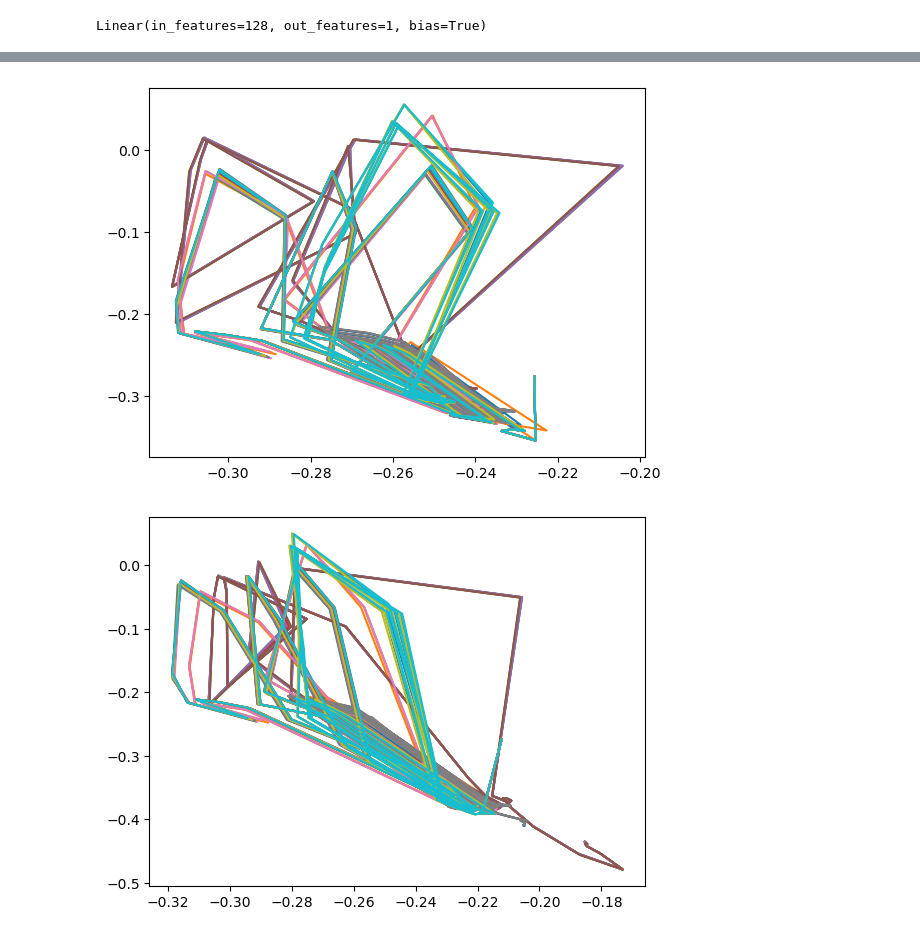
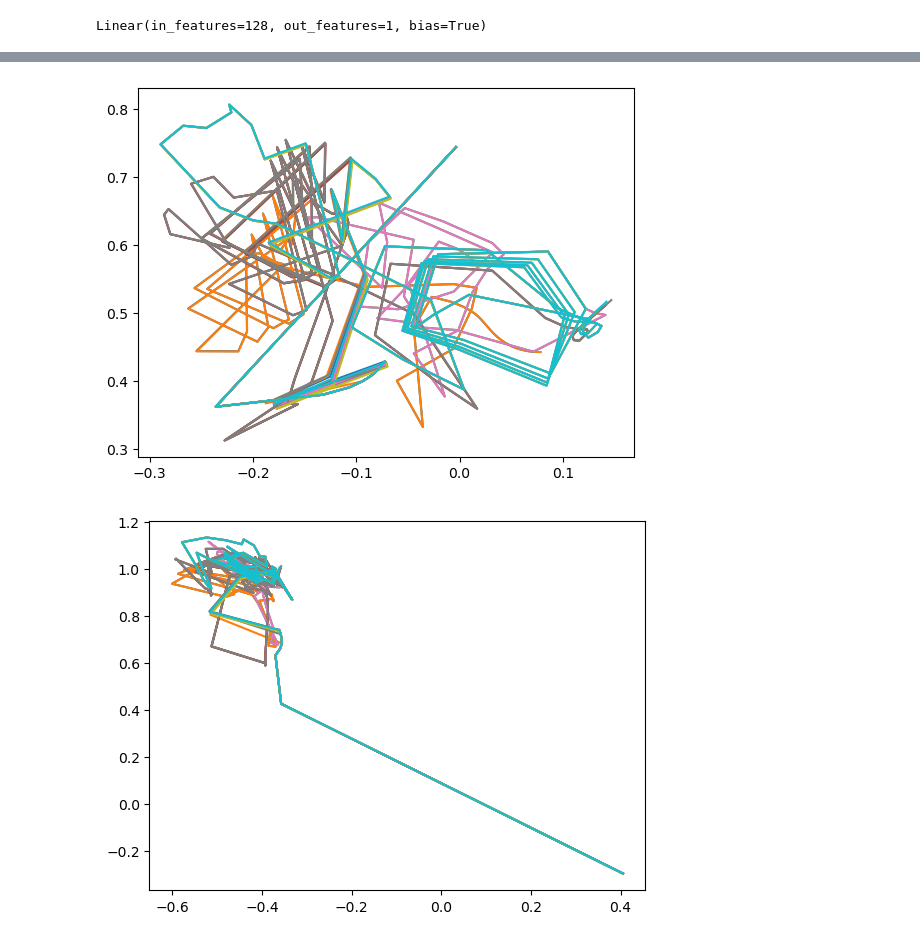
Before and after one commit to gerome-andry/RNN-dynamics, a Jupyter notebook: test.ipynb, the cells around one changed output, grey strips where cells are left out. Drawn from its saved outputs; the diff is of its cells as text; code cells hidden in the pictures.

```diff
--- a/test.ipynb
+++ b/test.ipynb
@@ -10,11 +10,17 @@ from tqdm import trange
 
 CONFIG = {
     'mem_size' : 128,
-    'better_init_GRU': '2BiGRUf',
+    'better_init_GRU': 'BiGRU',
     'device': 'cuda'
 }
 
-run_name = 'flowing-frost-1012_b6o36w7o'
+task = FreqDiscr
+
+# run_name = 'eternal-shape-1057_24cvlfzn' #SequenceIngestion
+# run_name = 'giddy-forest-1008_e3g95sfc' #FreqDiscr 2BiGRU
+run_name = 'dutiful-dew-1005_q39f9tkl' #FreqDiscr BiGRU
+# run_name = 'rose-voice-1033_ks8ntymw' #IntervalComparisonTask
+# run_name = 'ancient-armadillo-1025_e8n4nynj' #IntervalProductionTask
 
 SCRATCH = os.environ.get('SCRATCH', '.')
 PATH = Path(SCRATCH) / f'GRU_dyn/Cpy1in/runs/{run_name}/checkpoint.pth'
@@ -38,11 +44,10 @@ with torch.no_grad():
         plt.bar(range(CONFIG['mem_size']), rnn.bias_hh_l0[i*CONFIG['mem_size']:(i+1)*CONFIG['mem_size']].cpu())
         plt.show()
 
-if CONFIG['mem_size'] == 2:
-    x = torch.linspace(-2, 2, 1000)
-    y = torch.linspace(-1.1, 1.1, 1000)
+    gate = torch.sigmoid(rnn.bias_hh_l0[CONFIG['mem_size']:2*CONFIG['mem_size']] +\
+                         rnn.bias_ih_l0[CONFIG['mem_size']:2*CONFIG['mem_size']])
 
-    xy_grid = torch.meshgrid(x, y, indexing="ij")
+    bif_param = rnn.weight_hh_l0[2*CONFIG['mem_size']:3*CONFIG['mem_size']][range(CONFIG['mem_size']),range(CONFIG['mem_size'])]
 
-    print(xy_grid)
+    plt.bar(range(CONFIG['mem_size']),(bif_param*gate).cpu().sort()[0])
 # %% [output]
@@ -55,8 +61,11 @@ if CONFIG['mem_size'] == 2:
 # %%
-d,l = FreqDiscr.get_batch(1)
+d,l = task.get_batch(1)
 
+delay = 1000
 with torch.no_grad():
     d = d.cuda()
+    d = nn.functional.pad(d,(0,0,0,delay))
+    l = nn.functional.pad(l,(0,0,0,delay))
     out_t = rnn(d)[0]
     traj = decoder(out_t)
     FreqDiscr.show_pred(traj.squeeze().cpu(),l[0],d.squeeze().cpu())
@@ -64,9 +73,10 @@ with torch.no_grad():
     vec = torch.cat((d[0].T,out_t[0].T),dim=0)
 #     cc = torch.corrcoef(vec)[:,0]
 #     idx = torch.argsort(cc.abs(), descending=True)
-    plt.imshow(vec[idx].cpu(), interpolation='none')
+    plt.imshow(vec[idx[1:]].cpu(), interpolation='none', aspect='auto')
+    plt.colorbar()
     plt.show()
-    for t in vec[idx[-15:]]:
+    for t in vec[idx[50:66]]:
         plt.plot(t.cpu())
     plt.show()
 # %% [output]
@@ -138,14 +123,15 @@ class LowDimProj(nn.Module):
         return Loss(self.decode(z),x) + w*z.norm()
 
 
-trajNet = LowDimProj(mask.sum(), 2, (64,32,16,8)).to(CONFIG['device'])
+trajNet = LowDimProj(128, 2, (64,32,16,8)).to(CONFIG['device'])
 epoch = 2048
 batch = 512
 optim = torch.optim.AdamW(trajNet.parameters(), lr=1e-4, weight_decay=1e-4)
 evaluate = 1024
-data_eval = CopyFirstInput.get_batch(10, 300).to(CONFIG['device'])
-with torch.no_grad():
-    data_eval = rnn(data_eval)[0][:,:,mask]
+data_eval, l_eval = task.get_batch(10)
+data_eval = data_eval.to(CONFIG['device'])
+data_eval = rnn(data_eval)[0]
+l_eval = l_eval.to(CONFIG['device'])
 # %%
 # for e in (pbar := trange(epoch)):
 #     trajNet.train()
@@ -160,38 +146,37 @@ with torch.no_grad():
 #     optim.step()
 #     optim.zero_grad()
 
 #     if (e % evaluate) == 0:
 #         trajNet.eval()
 #         with torch.no_grad():
 #             proj = trajNet.encode(data_eval)
 #             for p in proj:
 #                 plt.plot(p[:,0].cpu(),p[:,1].cpu())
 #             plt.show()
 
 for e in (pbar := trange(epoch)):
     trajNet.train()
     with torch.no_grad():
-        data,_ = FreqDiscr.get_batch(batch)
+        data,_ = task.get_batch(batch)
 
-        traj = rnn(data.to(CONFIG['device']))[0][:,:,mask]
-        traj -= traj.mean(dim=-2,keepdim=True)
+        traj = rnn(data.to(CONFIG['device']))[0]
 
     l = trajNet.loss(traj,w=0)
     pbar.set_description(str(l.item()))
     l.backward()
     optim.step()
     optim.zero_grad()
 
     if (e % evaluate) == 0:
         trajNet.eval()
         with torch.no_grad():
             proj = trajNet.encode(data_eval)
             for p in proj:
                 plt.plot(p[:,0].cpu(),p[:,1].cpu())
             plt.show()
 # %% [output]
-[figure, old version]
+[figure, new version]
-[figure, old version]
+[figure, new version]
 # %%
 # data_eval = CopyFirstInput.get_batch(100, 300).to(CONFIG['device'])
 # with torch.no_grad():
```
Also changed, not shown: parts of 4 cells of this notebook.
